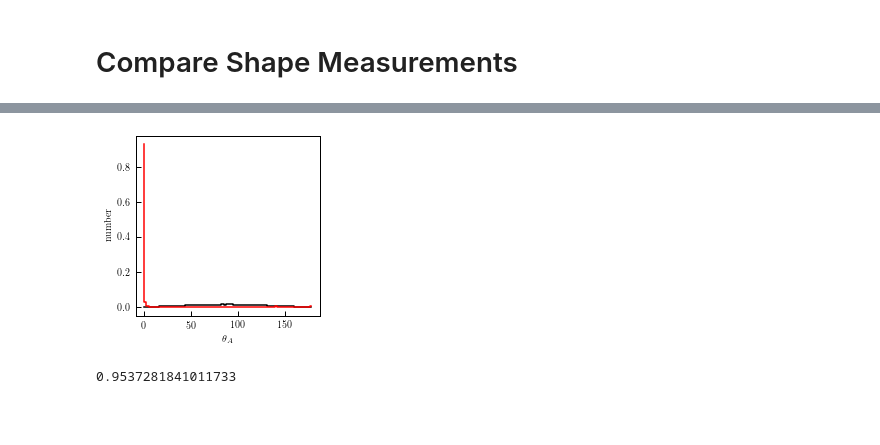
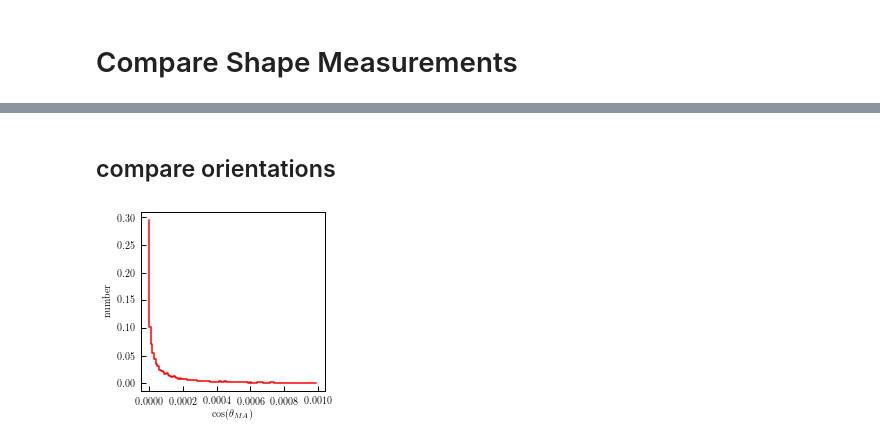
Before and after one commit to duncandc/Illustris_Shapes, a Jupyter notebook: notebooks/Compare_Shape_Measurements.ipynb, the cells around one changed output, grey strips where cells are left out. Drawn from its saved outputs; the diff is of its cells as text; code cells hidden in the pictures; blank space fills up the shorter version.

```diff
--- a/notebooks/Compare_Shape_Measurements.ipynb
+++ b/notebooks/Compare_Shape_Measurements.ipynb
@@ -48,31 +93,36 @@ plt.show()
+# %% [markdown]
+## compare orientations
 # %%
 Av_1 = np.vstack((t_1['av_x'], t_1['av_y'], t_1['av_x'])).T
 Av_2 = np.vstack((t_2['av_x'], t_2['av_y'], t_2['av_x'])).T
 
+Bv_1 = np.vstack((t_1['bv_x'], t_1['bv_y'], t_1['bv_x'])).T
+Bv_2 = np.vstack((t_2['bv_x'], t_2['bv_y'], t_2['bv_x'])).T
+
+Cv_1 = np.vstack((t_1['cv_x'], t_1['cv_y'], t_1['cv_x'])).T
+Cv_2 = np.vstack((t_2['cv_x'], t_2['cv_y'], t_2['cv_x'])).T
+
 from rotations.vector_utilities import angles_between_list_of_vectors
+bins = np.linspace(0,0.001,100)
 
-ran_vecs = np.random.random((len(t_1),3))*2-1.0
-theta_0 = np.degrees(angles_between_list_of_vectors(Av_2, ran_vecs))
-
-bins = np.linspace(0,180,100)
-counts_0 = np.histogram(theta_0, bins=bins)[0]
-counts_0 = 1.0*counts_0/np.sum(counts_0)
-
-theta_1 = np.degrees(angles_between_list_of_vectors(Av_1, Av_2))
-
-bins = np.linspace(0,180,100)
-counts_1 = np.histogram(theta_1, bins=bins)[0]
+theta_1 = angles_between_list_of_vectors(Av_1, Av_2)
+counts_1 = np.histogram(1-np.fabs(np.cos(theta_1)), bins=bins)[0]
 counts_1 = 1.0*counts_1/np.sum(counts_1)
 
+theta_2 = angles_between_list_of_vectors(Bv_1, Bv_2)
+counts_2 = np.histogram(1-np.fabs(np.cos(theta_2)), bins=bins)[0]
+counts_2 = 1.0*counts_2/np.sum(counts_2)
+
+theta_3 = angles_between_list_of_vectors(Cv_1, Cv_2)
+counts_3 = np.histogram(1-np.fabs(np.cos(theta_3)), bins=bins)[0]
+counts_3 = 1.0*counts_3/np.sum(counts_3)
+
 plt.figure(figsize=(3.3,3.3))
-plt.step(bins[:-1], counts_0, '-', color='black')
 plt.step(bins[:-1], counts_1, '-', color='red')
-plt.xlabel(r'$\theta_A$')
+#plt.step(bins[:-1], counts_2, '-', color='red')
+#plt.step(bins[:-1], counts_3, '-', color='red')
+plt.xlabel(r'$\cos(\theta_{MA})$')
 plt.ylabel('number')
 plt.show()
 # %% [output]
-[figure, old version]
+[figure, new version]
-# %%
-np.min(theta_0)
-# %% [output]
-0.9537281841011733
```
Also changed, not shown: parts of 6 cells of this notebook.
